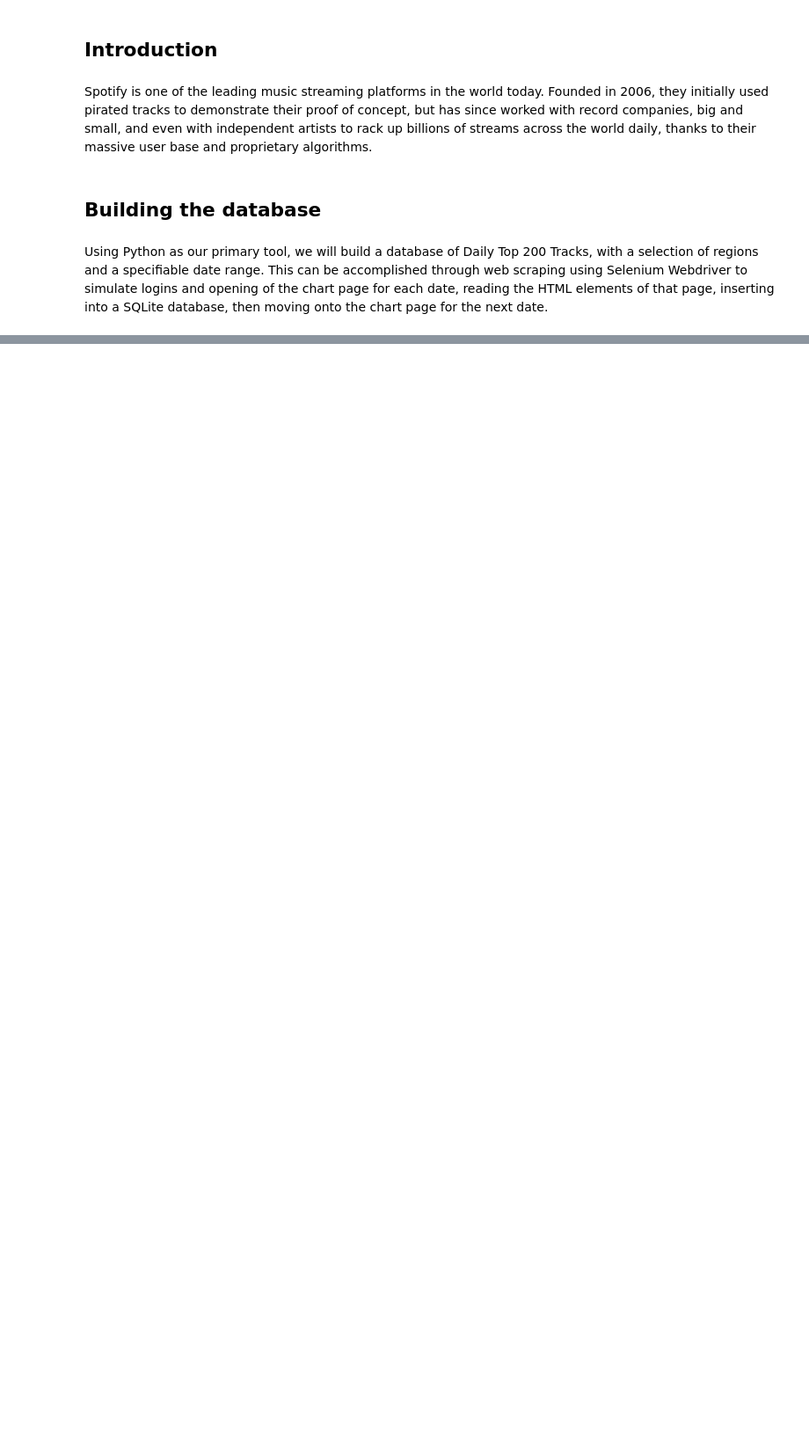
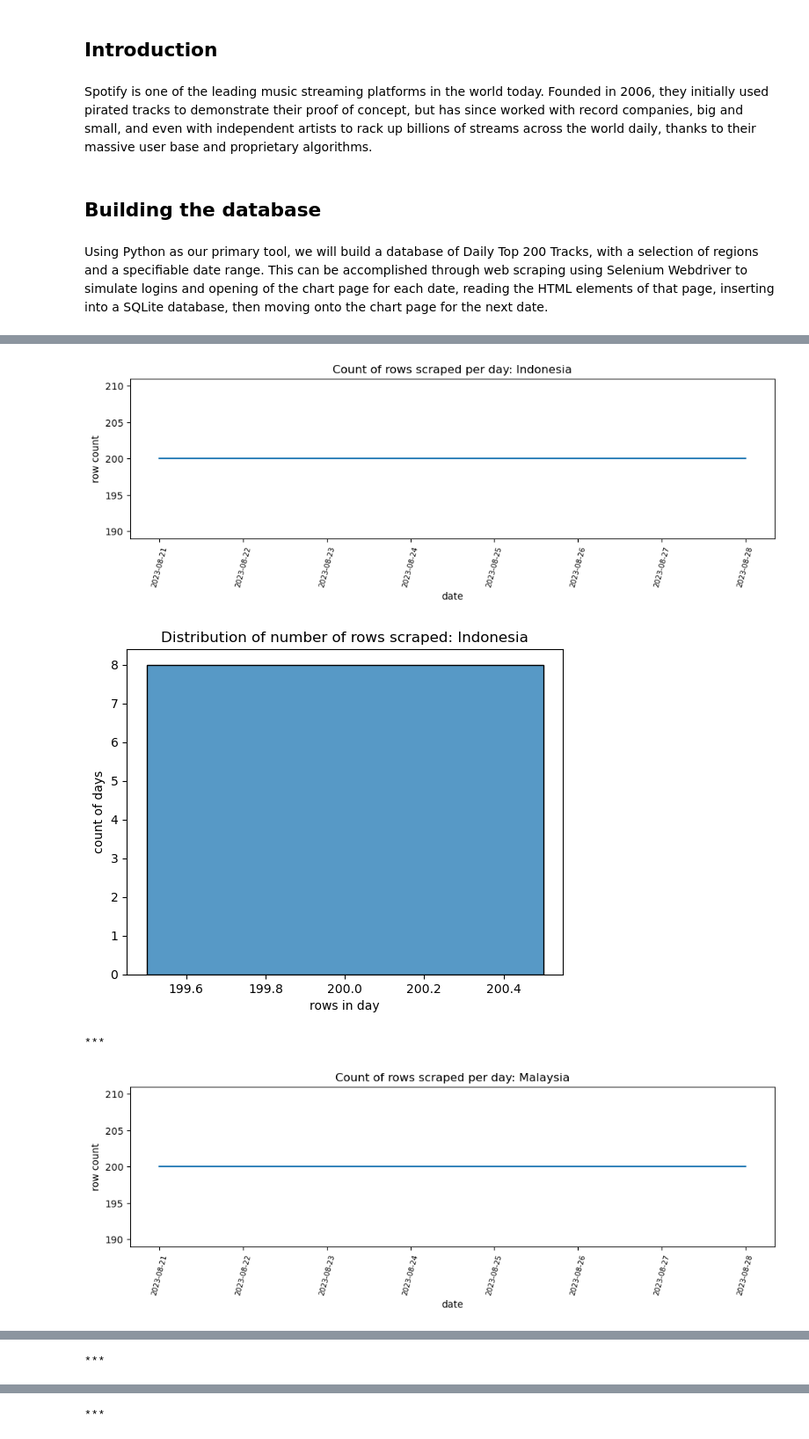
Before and after one commit to jeremiahfernandez97/spotify-pipeline, a Jupyter notebook: spotify_pipeline.ipynb, the cells around one changed output, grey strips where cells are left out. Shown at 88% size. Cells and saved outputs as stored; diff of their text form; code cells hidden in the pictures; blank space fills up the shorter version.

```diff
--- a/spotify_pipeline.ipynb
+++ b/spotify_pipeline.ipynb
@@ -144,0 +181,3 @@ except:
+# %%
+for region in region_tables:
+    charts_df = charts_df.append(pd.read_sql_query("SELECT * FROM " + region, conn))
@@ -144,0 +199,4 @@ except:
+# %%
+# convert "date" column from string into pandas datetime then set as index
+charts_df["date"] = pd.to_datetime(charts_df["date"])
+charts_df.set_index("date", inplace=True)
@@ -144,0 +206,26 @@ except:
+# %%
+def plot_region_chart_row_count_across_time(region_chart):
+    plt.figure(figsize=(12, 3))
+    sns.lineplot(data=region_chart.resample("D").size())
+    plt.xticks(rotation=75, fontsize=7.5)
+    plt.ylabel("row count")
+    plt.title("Count of rows scraped per day: " + region)
+    plt.show()
+# %%
+def plot_region_chart_row_count_distribution(region_chart):
+    per_date_count = region_chart["url"].groupby(["date"]).count()
+    sns.histplot(per_date_count)
+    plt.title("Distribution of number of rows scraped: " + region)
+    plt.ylabel("count of days")
+    plt.xlabel("rows in day")
+    plt.show()
+# %%
+for region in charts_df["region"].unique():
+    plot_region_chart_row_count_across_time(charts_df[charts_df["region"]==region])
+    plot_region_chart_row_count_distribution(charts_df[charts_df["region"]==region])
+    print("***")
+# %% [output]
+[figure, added]
+[figure, added]
+***
+[figure, added]
@@ -144,0 +233 @@ except:
+***
@@ -144,0 +236 @@ except:
+***
```
Also changed, not shown: parts of 36 cells of this notebook, 3 other files.
